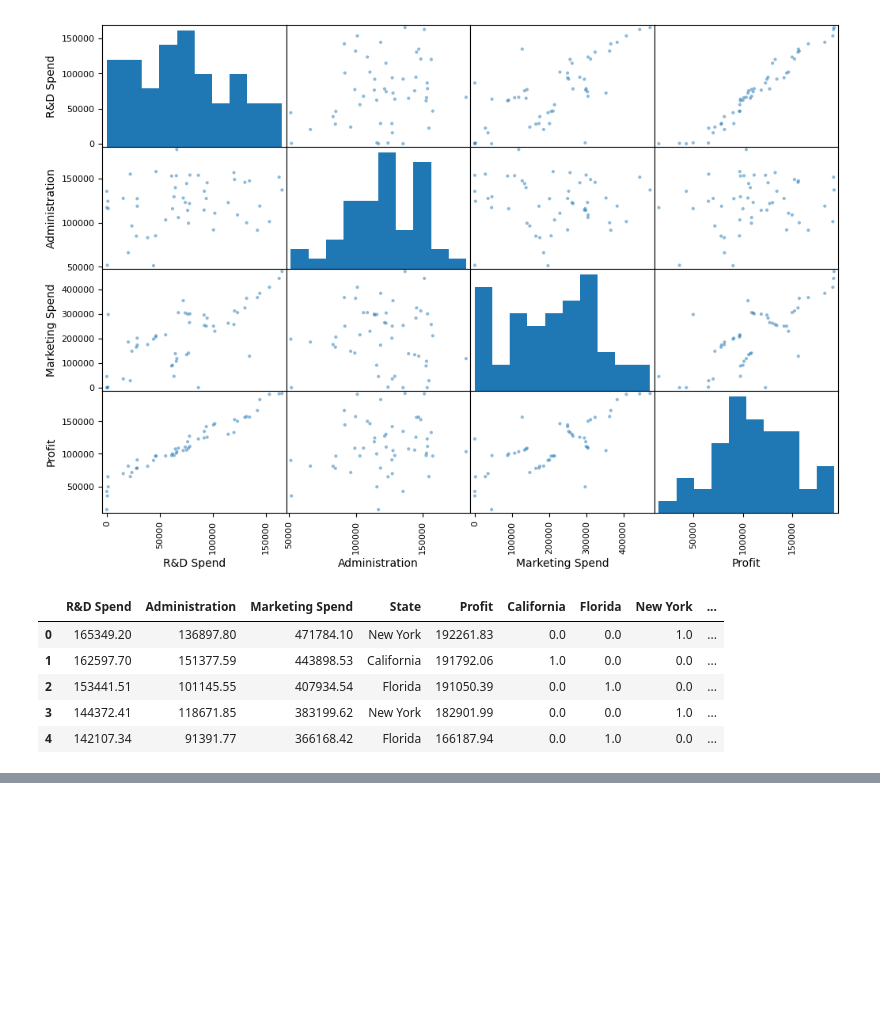
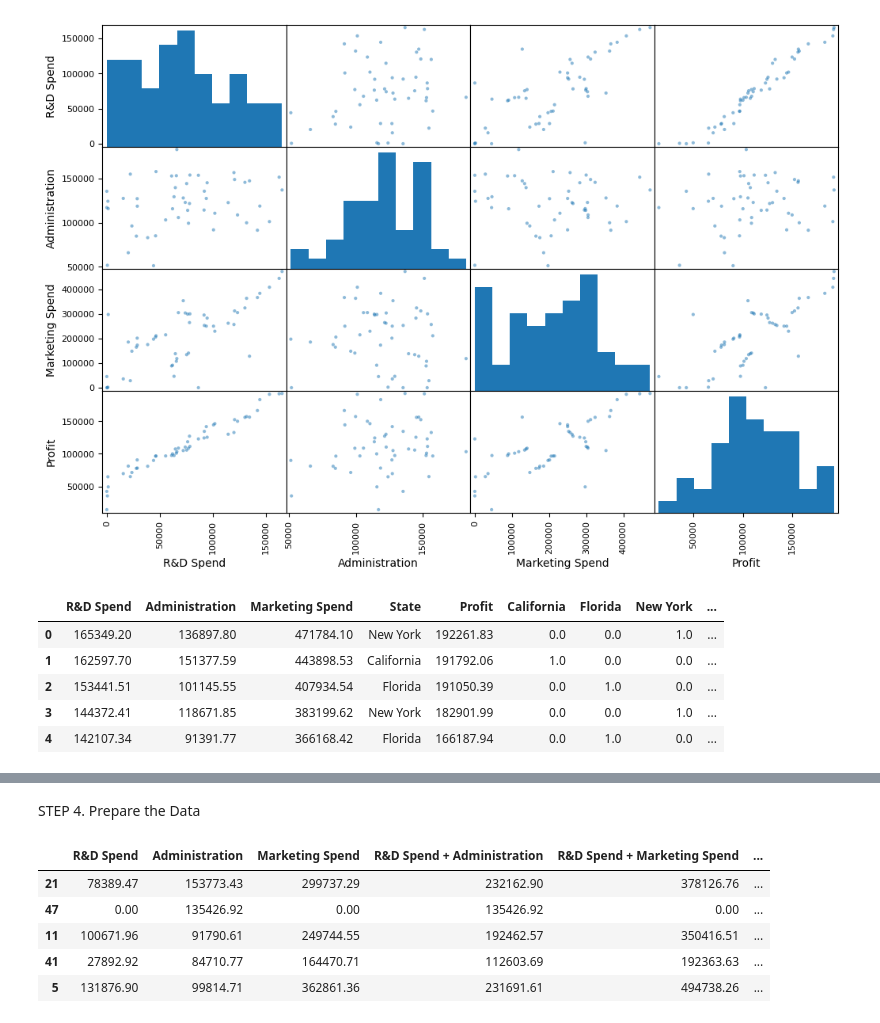
Before and after one commit to KacperBytnar/Machine_Learning_Evaluate_new_startups_profit, a Jupyter notebook: calcs/50-Startups_ML_Mandatory-Assignment.ipynb, the cells around one changed output, grey strips where cells are left out. Saved outputs shown, nothing was run; the diff lists cells and outputs as text; code cells hidden in the pictures; blank space fills up the shorter version.

```diff
--- a/calcs/50-Startups_ML_Mandatory-Assignment.ipynb
+++ b/calcs/50-Startups_ML_Mandatory-Assignment.ipynb
@@ -260,3 +309,16 @@ The correlations for profit in R&D Spend: Approx. 0.97
 The correlations for profit in Marketing Spend: Approx: 0.75
 
 Indicating a high positive correlation which can be used to predict accurate profit increase in both markets
+# %% [markdown]
+STEP 4.
+Prepare the Data
+# %%
+# Show ne training set with dropped states
+X_train.head()
+# %% [output]
+|  | R&D Spend | Administration | Marketing Spend | R&D Spend + Administration | R&D Spend + Marketing Spend | ... |
+| 21 | 78389.47 | 153773.43 | 299737.29 | 232162.90 | 378126.76 | ... |
+| 47 | 0.00 | 135426.92 | 0.00 | 135426.92 | 0.00 | ... |
+| 11 | 100671.96 | 91790.61 | 249744.55 | 192462.57 | 350416.51 | ... |
+| 41 | 27892.92 | 84710.77 | 164470.71 | 112603.69 | 192363.63 | ... |
+| 5 | 131876.90 | 99814.71 | 362861.36 | 231691.61 | 494738.26 | ... |
```
Also changed, not shown: parts of 24 cells of this notebook.
